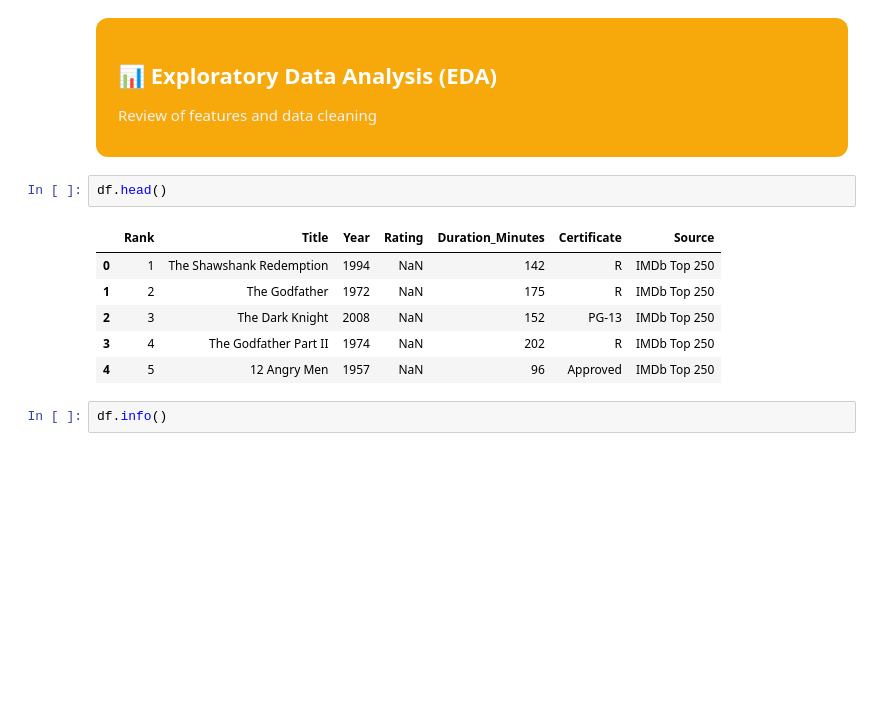
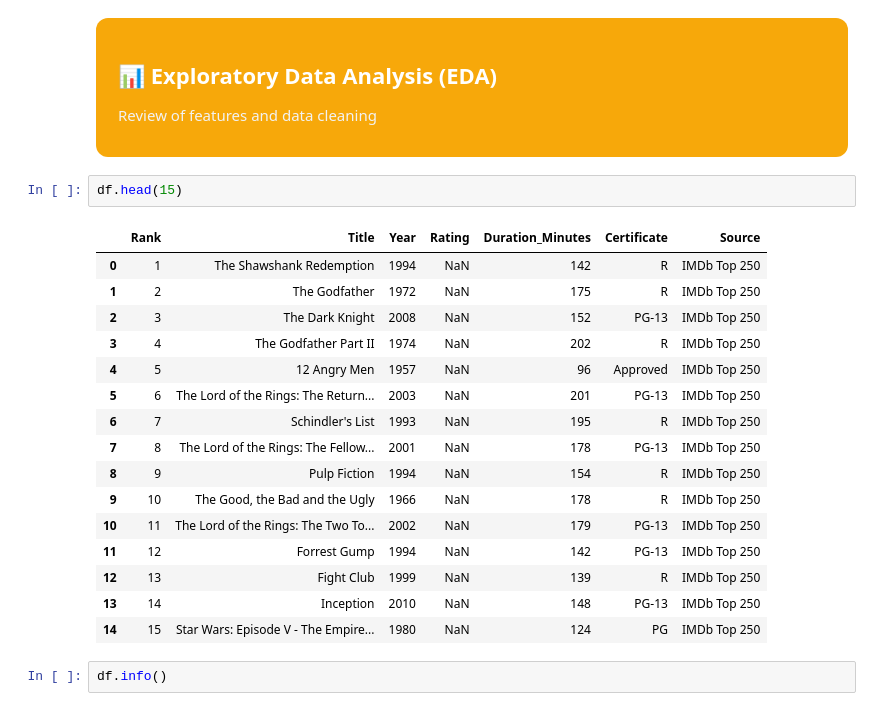
Before and after one commit to nbarrazae/Kaggle-Repo, a Jupyter notebook: eda-top-250-imdb-movie-dataset.ipynb, the cells around one changed output. Cells and saved outputs as stored; diff of their text form; blank space fills up the shorter version.

Commit message:
Kaggle Notebook | EDA Top 250 IMDB Movie Dataset  | Version 5

```diff
--- a/eda-top-250-imdb-movie-dataset.ipynb
+++ b/eda-top-250-imdb-movie-dataset.ipynb
@@ -103,14 +103,24 @@ df = pd.read_csv('/kaggle/input/top-250-imdb-movie-dataset/top_250_imdb_dataset.
     </p>
 </div>
 # %%
-df.head()
+df.head(15)
 # %% [output]
 |  | Rank | Title | Year | Rating | Duration_Minutes | Certificate | Source |
 | 0 | 1 | The Shawshank Redemption | 1994 | NaN | 142 | R | IMDb Top 250 |
 | 1 | 2 | The Godfather | 1972 | NaN | 175 | R | IMDb Top 250 |
 | 2 | 3 | The Dark Knight | 2008 | NaN | 152 | PG-13 | IMDb Top 250 |
 | 3 | 4 | The Godfather Part II | 1974 | NaN | 202 | R | IMDb Top 250 |
 | 4 | 5 | 12 Angry Men | 1957 | NaN | 96 | Approved | IMDb Top 250 |
+| 5 | 6 | The Lord of the Rings: The Return... | 2003 | NaN | 201 | PG-13 | IMDb Top 250 |
+| 6 | 7 | Schindler's List | 1993 | NaN | 195 | R | IMDb Top 250 |
+| 7 | 8 | The Lord of the Rings: The Fellow... | 2001 | NaN | 178 | PG-13 | IMDb Top 250 |
+| 8 | 9 | Pulp Fiction | 1994 | NaN | 154 | R | IMDb Top 250 |
+| 9 | 10 | The Good, the Bad and the Ugly | 1966 | NaN | 178 | R | IMDb Top 250 |
+| 10 | 11 | The Lord of the Rings: The Two To... | 2002 | NaN | 179 | PG-13 | IMDb Top 250 |
+| 11 | 12 | Forrest Gump | 1994 | NaN | 142 | PG-13 | IMDb Top 250 |
+| 12 | 13 | Fight Club | 1999 | NaN | 139 | R | IMDb Top 250 |
+| 13 | 14 | Inception | 2010 | NaN | 148 | PG-13 | IMDb Top 250 |
+| 14 | 15 | Star Wars: Episode V - The Empire... | 1980 | NaN | 124 | PG | IMDb Top 250 |
 # %%
 df.info()
 # %% [output]
```
Also changed, not shown: parts of 10 cells of this notebook.
